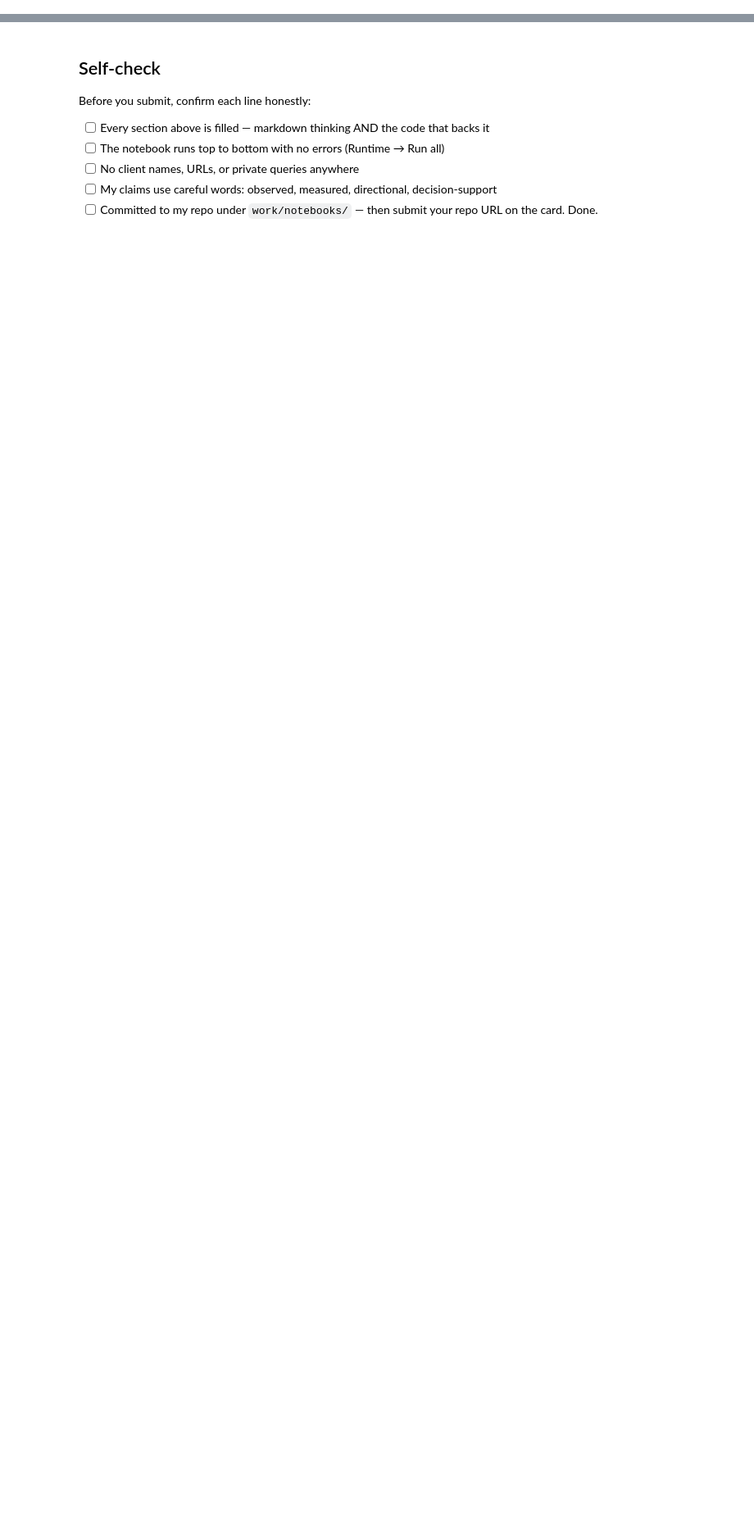
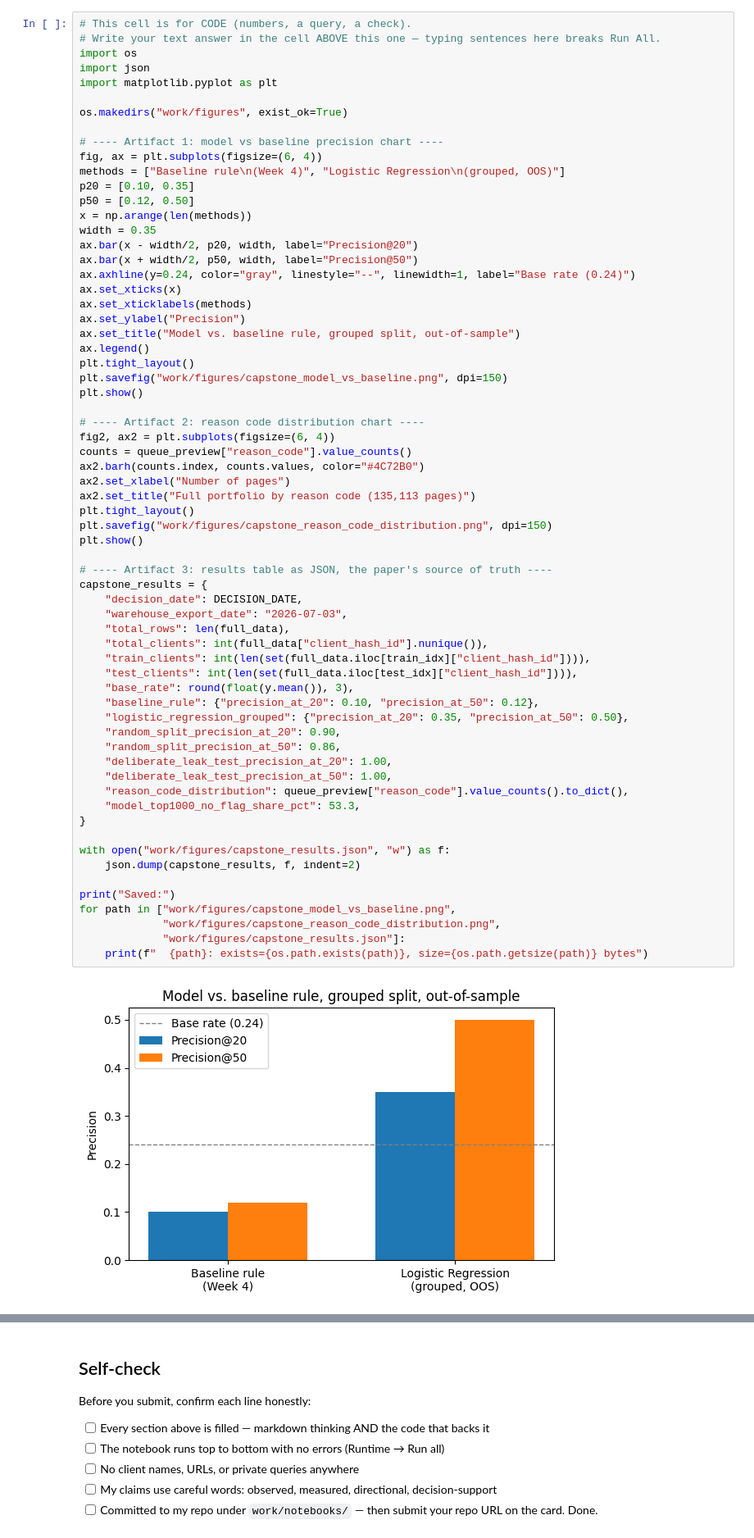
Before and after one commit to MohinaRustamova/flyrank-ml-internship, a Jupyter notebook: work/notebooks/capstone.ipynb, the cells around one changed output, grey strips where cells are left out. Shown at 82% size. Cells and saved outputs as stored; diff of their text form; blank space fills up the shorter version.

```diff
--- a/work/notebooks/capstone.ipynb
+++ b/work/notebooks/capstone.ipynb
@@ -57,0 +627,67 @@ This skeleton is yours to fill. Work the sections **in order** — each one has
+# %%
+# This cell is for CODE (numbers, a query, a check).
+# Write your text answer in the cell ABOVE this one — typing sentences here breaks Run All.
+import os
+import json
+import matplotlib.pyplot as plt
+
+os.makedirs("work/figures", exist_ok=True)
+
+# ---- Artifact 1: model vs baseline precision chart ----
+fig, ax = plt.subplots(figsize=(6, 4))
+methods = ["Baseline rule\n(Week 4)", "Logistic Regression\n(grouped, OOS)"]
+p20 = [0.10, 0.35]
+p50 = [0.12, 0.50]
+x = np.arange(len(methods))
+width = 0.35
+ax.bar(x - width/2, p20, width, label="Precision@20")
+ax.bar(x + width/2, p50, width, label="Precision@50")
+ax.axhline(y=0.24, color="gray", linestyle="--", linewidth=1, label="Base rate (0.24)")
+ax.set_xticks(x)
+ax.set_xticklabels(methods)
+ax.set_ylabel("Precision")
+ax.set_title("Model vs. baseline rule, grouped split, out-of-sample")
+ax.legend()
+plt.tight_layout()
+plt.savefig("work/figures/capstone_model_vs_baseline.png", dpi=150)
+plt.show()
+
+# ---- Artifact 2: reason code distribution chart ----
+fig2, ax2 = plt.subplots(figsize=(6, 4))
+counts = queue_preview["reason_code"].value_counts()
+ax2.barh(counts.index, counts.values, color="#4C72B0")
+ax2.set_xlabel("Number of pages")
+ax2.set_title("Full portfolio by reason code (135,113 pages)")
+plt.tight_layout()
+plt.savefig("work/figures/capstone_reason_code_distribution.png", dpi=150)
+plt.show()
+
+# ---- Artifact 3: results table as JSON, the paper's source of truth ----
+capstone_results = {
+    "decision_date": DECISION_DATE,
+    "warehouse_export_date": "2026-07-03",
+    "total_rows": len(full_data),
+    "total_clients": int(full_data["client_hash_id"].nunique()),
+    "train_clients": int(len(set(full_data.iloc[train_idx]["client_hash_id"]))),
+    "test_clients": int(len(set(full_data.iloc[test_idx]["client_hash_id"]))),
+    "base_rate": round(float(y.mean()), 3),
+    "baseline_rule": {"precision_at_20": 0.10, "precision_at_50": 0.12},
+    "logistic_regression_grouped": {"precision_at_20": 0.35, "precision_at_50": 0.50},
+    "random_split_precision_at_20": 0.90,
+    "random_split_precision_at_50": 0.86,
+    "deliberate_leak_test_precision_at_20": 1.00,
+    "deliberate_leak_test_precision_at_50": 1.00,
+    "reason_code_distribution": queue_preview["reason_code"].value_counts().to_dict(),
+    "model_top1000_no_flag_share_pct": 53.3,
+}
+
+with open("work/figures/capstone_results.json", "w") as f:
+    json.dump(capstone_results, f, indent=2)
+
+print("Saved:")
+for path in ["work/figures/capstone_model_vs_baseline.png",
+             "work/figures/capstone_reason_code_distribution.png",
+             "work/figures/capstone_results.json"]:
+    print(f"  {path}: exists={os.path.exists(path)}, size={os.path.getsize(path)} bytes")
+# %% [output]
+[figure, added]
```
Also changed, not shown: parts of 31 cells of this notebook.
